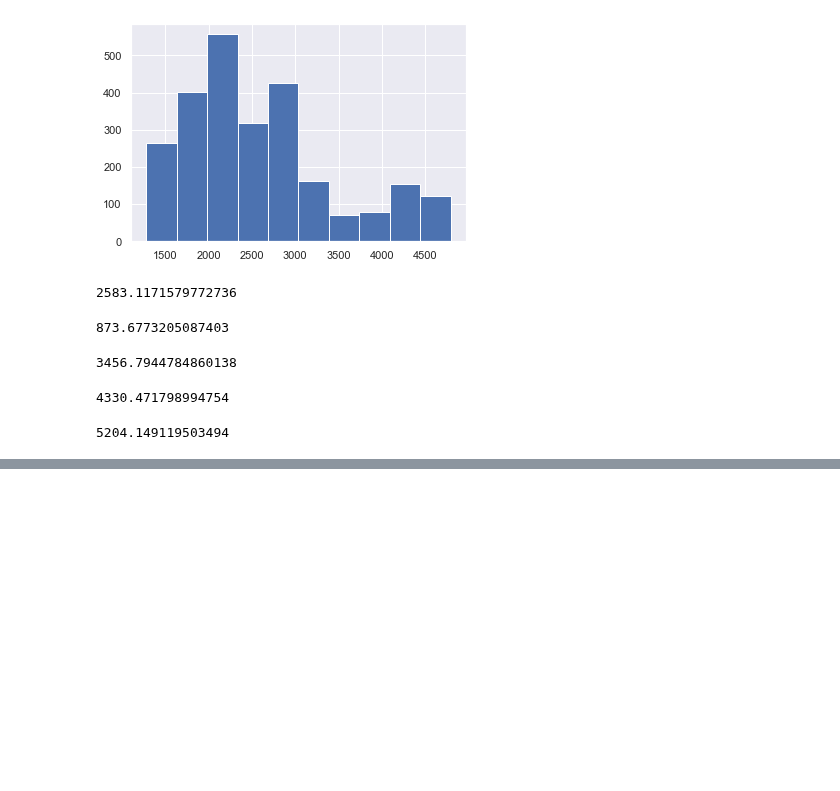
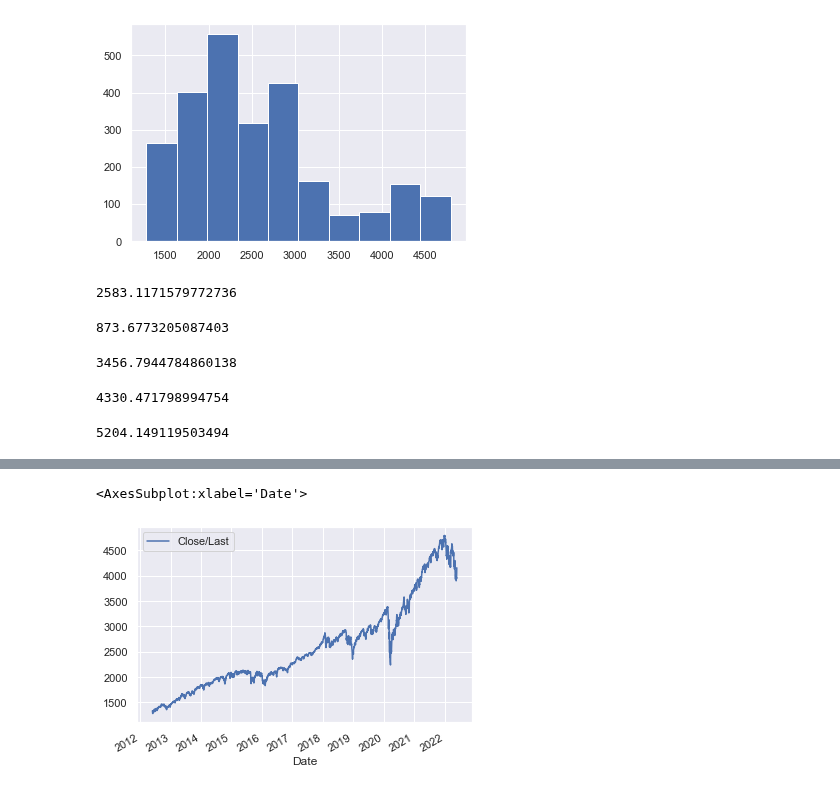
Before and after one commit to JohnBroberg/StockMarketSigma, a Jupyter notebook: StockMarketSigma.ipynb, the cells around one changed output, grey strips where cells are left out. Cells and saved outputs as stored; diff of their text form; code cells hidden in the pictures; blank space fills up the shorter version.

Commit message:
added time series chart

```diff
--- a/StockMarketSigma.ipynb
+++ b/StockMarketSigma.ipynb
@@ -108,3 +108,8 @@ sigma3 = close_mean + (3 * close_sd)
 sigma3
 # %% [output]
 5204.149119503494
+# %%
+cols = ['Date','Close/Last']
+df1 = df.loc[:,cols]
+df1['Date'] = pd.to_datetime(df1['Date'], format = "%m/%d/%Y" )
+df1.info()
@@ -110,0 +126,5 @@ sigma3
+# %%
+df1.plot(x='Date', y='Close/Last')
+# %% [output]
+<AxesSubplot:xlabel='Date'>
+[figure, added]
```
Also changed, not shown: parts of 1 cell of this notebook.
